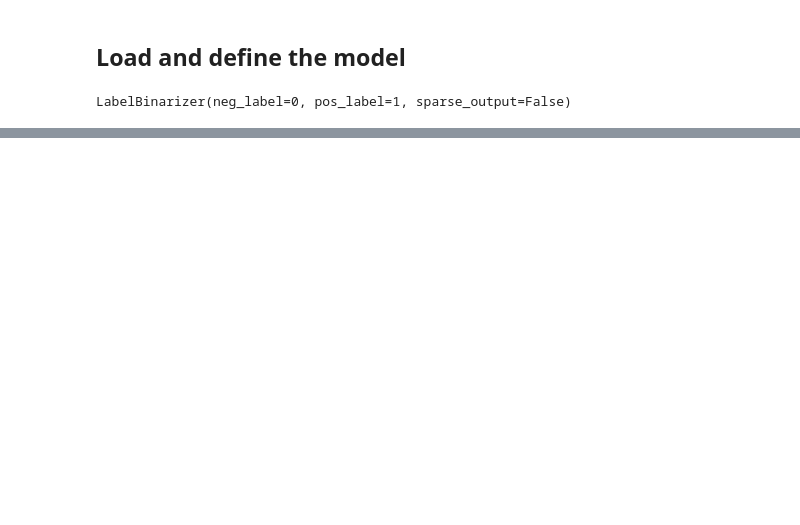
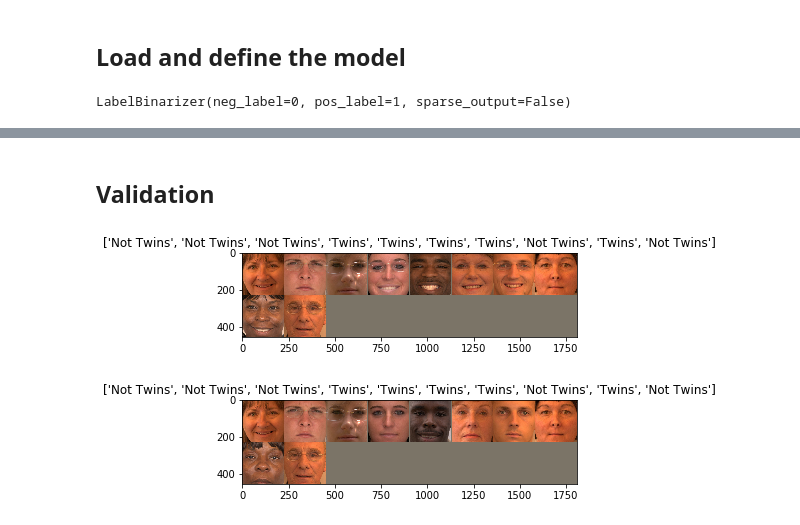
Before and after one commit to KhurramPirov/Twins-recognition, a Jupyter notebook: dataloader/baseline.ipynb, the cells around one changed output, grey strips where cells are left out. Drawn from its saved outputs; the diff is of its cells as text; code cells hidden in the pictures; blank space fills up the shorter version.

Commit message:
new baseline with Validation dataloader

```diff
--- a/dataloader/baseline.ipynb
+++ b/dataloader/baseline.ipynb
@@ -226,0 +241,2 @@ IndexError: index 0 is out of bounds for axis 0 with size 0
+# %% [markdown]
+## Validation
@@ -226,0 +304,34 @@ IndexError: index 0 is out of bounds for axis 0 with size 0
+# %%
+data_transform = transforms.Compose([
+            transforms.Resize(224),
+            transforms.ToTensor(),
+            transforms.Normalize([0.485, 0.456, 0.406], [0.229, 0.224, 0.225])])
+
+twins_dataset = TwinsDataloaderVal(direct, df,df_relation ,data_transform)
+dataset = DataLoader(twins_dataset, batch_size=10,shuffle=True)
+# %%
+def imshow(inp, title=None):
+    """Imshow for Tensor."""
+    inp = inp.numpy().transpose((1, 2, 0))
+    mean = np.array([0.485, 0.456, 0.406])
+    std = np.array([0.229, 0.224, 0.225])
+    inp = std * inp + mean
+    inp = np.clip(inp, 0, 1)
+    plt.imshow(inp)
+    if title is not None:
+        plt.title(title)
+    plt.pause(0.001)  # pause a bit so that plots are updated
+
+
+# Get a batch of training data
+img_a,img_b,label = next(iter(dataset))
+
+# Make a grid from batch
+out = torchvision.utils.make_grid(img_a)
+imshow(out, title=[x for x in label])
+
+out = torchvision.utils.make_grid(img_b)
+imshow(out, title=[x for x in label])
+# %% [output]
+[figure, added]
+[figure, added]
```
Also changed, not shown: parts of 8 cells of this notebook.
